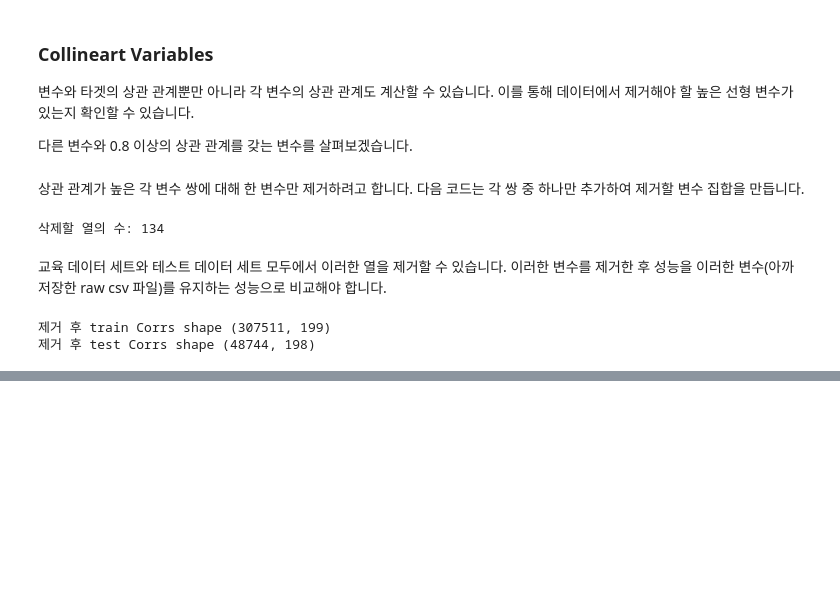
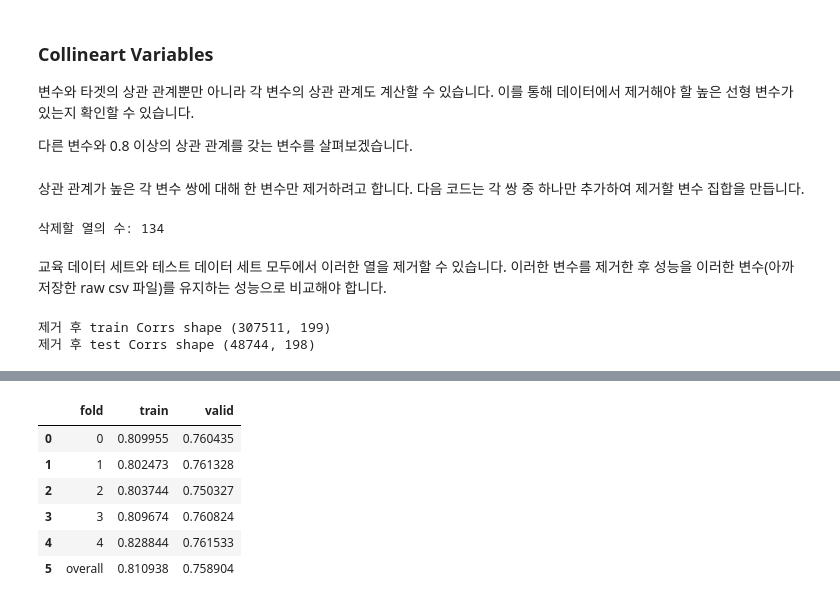
Before and after one commit to Haebuk/kagglestudy, a Jupyter notebook: Home credit competition/home_2_유재성.ipynb, the cells around one changed output, grey strips where cells are left out. Cells and saved outputs as stored; diff of their text form; code cells hidden in the pictures; blank space fills up the shorter version.

```diff
--- a/Home credit competition/home_2_유재성.ipynb
+++ b/Home credit competition/home_2_유재성.ipynb
@@ -884,0 +1132,10 @@ test_corrs_removed.to_csv('test_bureau_corrs_removed.csv', index=False)
+# %%
+metrics
+# %% [output]
+|  | fold | train | valid |
+| 0 | 0 | 0.809955 | 0.760435 |
+| 1 | 1 | 0.802473 | 0.761328 |
+| 2 | 2 | 0.803744 | 0.750327 |
+| 3 | 3 | 0.809674 | 0.760824 |
+| 4 | 4 | 0.828844 | 0.761533 |
+| 5 | overall | 0.810938 | 0.758904 |
```
Also changed, not shown: parts of 32 cells of this notebook.
